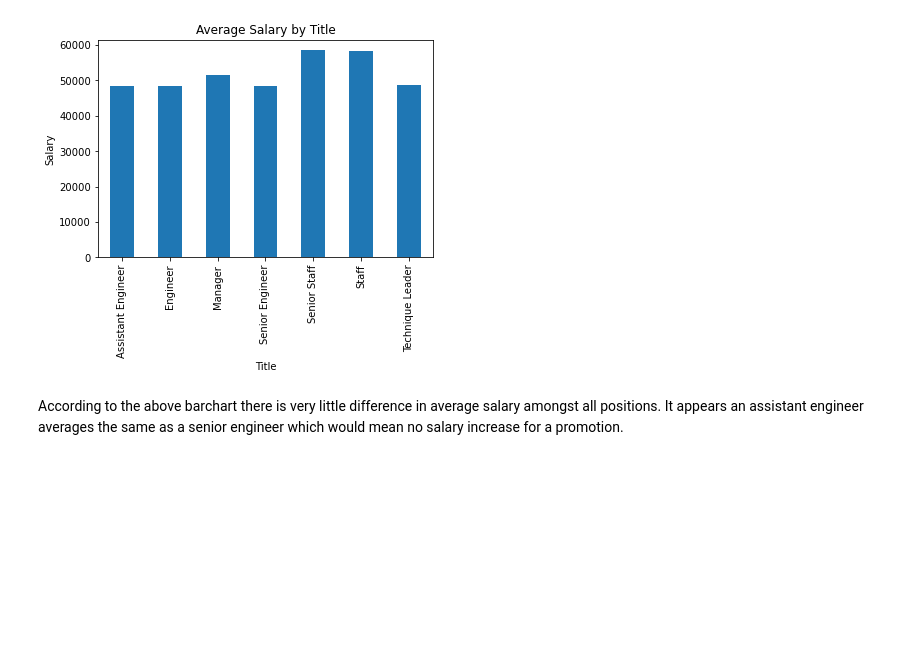
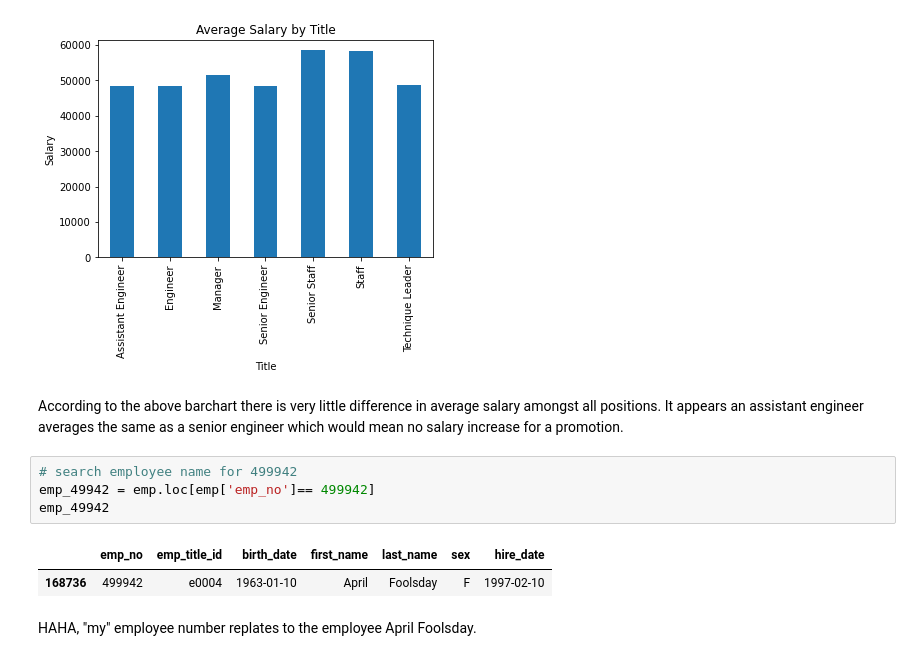
Before and after one commit to JeniLam/SQL_Challenge, a Jupyter notebook: SQL_Challenge_Bonus_Analysis.ipynb, the cells around one changed output. Saved outputs shown, nothing was run; the diff lists cells and outputs as text; blank space fills up the shorter version.

Commit message:
Adds employee 499942 employee name

```diff
--- a/SQL_Challenge_Bonus_Analysis.ipynb
+++ b/SQL_Challenge_Bonus_Analysis.ipynb
@@ -162,3 +155,12 @@ Text(0.5, 0, 'Title')
 [figure]
 # %% [markdown]
 According to the above barchart there is very little difference in average salary amongst all positions. It appears an assistant engineer averages the same as a senior engineer which would mean no salary increase for a promotion.
+# %%
+# search employee name for 499942
+emp_49942 = emp.loc[emp['emp_no']== 499942]
+emp_49942
+# %% [output]
+|  | emp_no | emp_title_id | birth_date | first_name | last_name | sex | hire_date |
+| 168736 | 499942 | e0004 | 1963-01-10 | April | Foolsday | F | 1997-02-10 |
+# %% [markdown]
+HAHA, "my" employee number replates to the employee April Foolsday.
```
Also changed, not shown: parts of 1 cell of this notebook.
